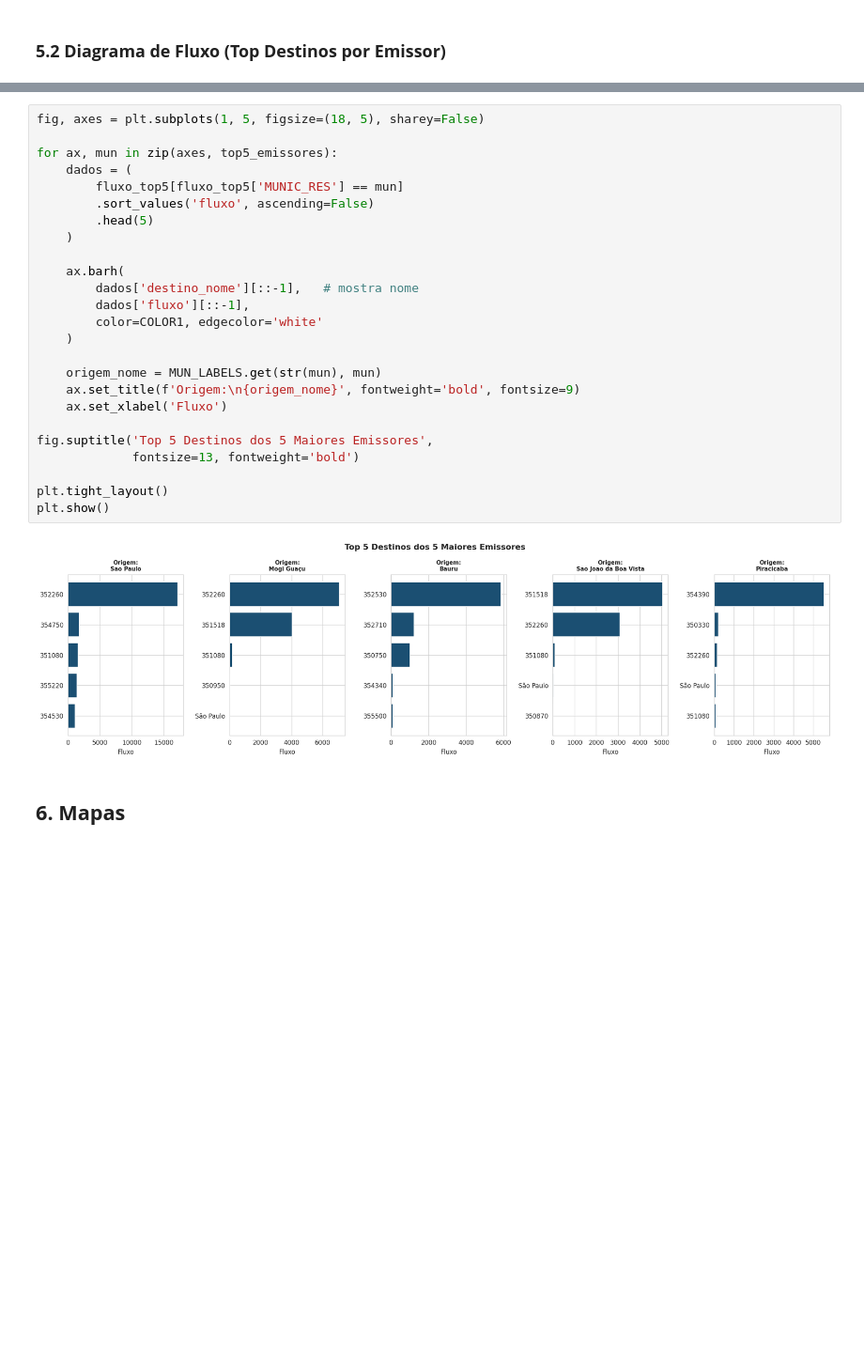
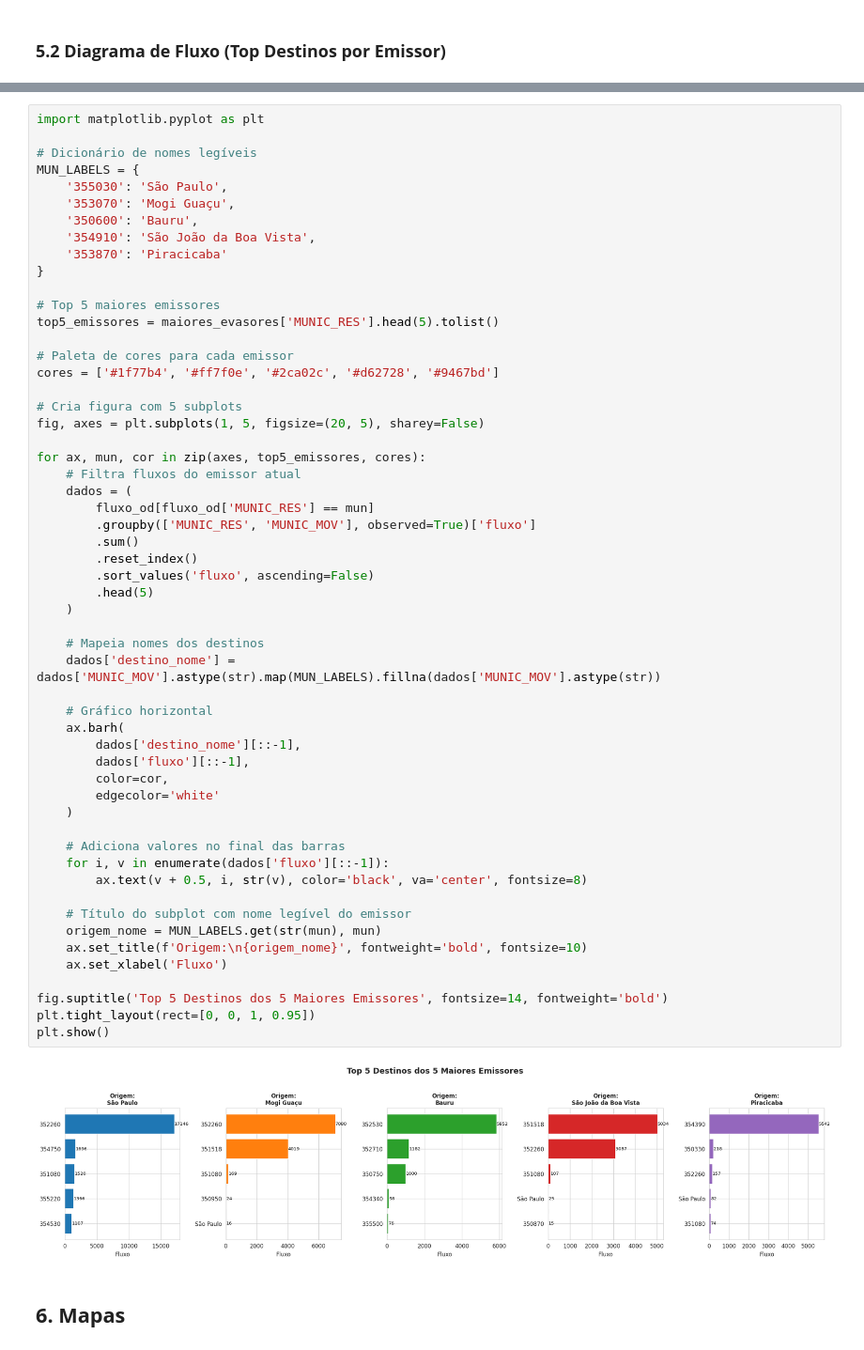
Before and after one commit to tinemyumi/saude-mental-datasus, a Jupyter notebook: notebooks/7.EDA_geografico.ipynb, the cells around one changed output, grey strips where cells are left out. Shown at 94% size. Cells and saved outputs as stored; diff of their text form; blank space fills up the shorter version.

Commit message:
atualização

```diff
--- a/notebooks/7.EDA_geografico.ipynb
+++ b/notebooks/7.EDA_geografico.ipynb
@@ -492,30 +474,60 @@ fluxo_top5['destino_nome'] = (
 # %%
-fig, axes = plt.subplots(1, 5, figsize=(18, 5), sharey=False)
+import matplotlib.pyplot as plt
 
-for ax, mun in zip(axes, top5_emissores):
+# Dicionário de nomes legíveis
+MUN_LABELS = {
+    '355030': 'São Paulo',
+    '353070': 'Mogi Guaçu',
+    '350600': 'Bauru',
+    '354910': 'São João da Boa Vista',
+    '353870': 'Piracicaba'
+}
+
+# Top 5 maiores emissores
+top5_emissores = maiores_evasores['MUNIC_RES'].head(5).tolist()
+
+# Paleta de cores para cada emissor
+cores = ['#1f77b4', '#ff7f0e', '#2ca02c', '#d62728', '#9467bd']
+
+# Cria figura com 5 subplots
+fig, axes = plt.subplots(1, 5, figsize=(20, 5), sharey=False)
+
+for ax, mun, cor in zip(axes, top5_emissores, cores):
+    # Filtra fluxos do emissor atual
     dados = (
-        fluxo_top5[fluxo_top5['MUNIC_RES'] == mun]
+        fluxo_od[fluxo_od['MUNIC_RES'] == mun]
+        .groupby(['MUNIC_RES', 'MUNIC_MOV'], observed=True)['fluxo']
+        .sum()
+        .reset_index()
         .sort_values('fluxo', ascending=False)
         .head(5)
     )
 
+    # Mapeia nomes dos destinos
+    dados['destino_nome'] = dados['MUNIC_MOV'].astype(str).map(MUN_LABELS).fillna(dados['MUNIC_MOV'].astype(str))
+
+    # Gráfico horizontal
     ax.barh(
-        dados['destino_nome'][::-1],   # mostra nome
+        dados['destino_nome'][::-1],
         dados['fluxo'][::-1],
-        color=COLOR1, edgecolor='white'
+        color=cor,
+        edgecolor='white'
     )
 
+    # Adiciona valores no final das barras
+    for i, v in enumerate(dados['fluxo'][::-1]):
+        ax.text(v + 0.5, i, str(v), color='black', va='center', fontsize=8)
+
+    # Título do subplot com nome legível do emissor
     origem_nome = MUN_LABELS.get(str(mun), mun)
-    ax.set_title(f'Origem:\n{origem_nome}', fontweight='bold', fontsize=9)
+    ax.set_title(f'Origem:\n{origem_nome}', fontweight='bold', fontsize=10)
     ax.set_xlabel('Fluxo')
 
-fig.suptitle('Top 5 Destinos dos 5 Maiores Emissores',
-             fontsize=13, fontweight='bold')
-
-plt.tight_layout()
+fig.suptitle('Top 5 Destinos dos 5 Maiores Emissores', fontsize=14, fontweight='bold')
+plt.tight_layout(rect=[0, 0, 1, 0.95])
 plt.show()
 # %% [output]
-[figure, old version]
+[figure, new version]
 # %% [markdown]
 ## **6. Mapas**
 # %% [markdown]
```
Also changed, not shown: parts of 16 cells of this notebook.
